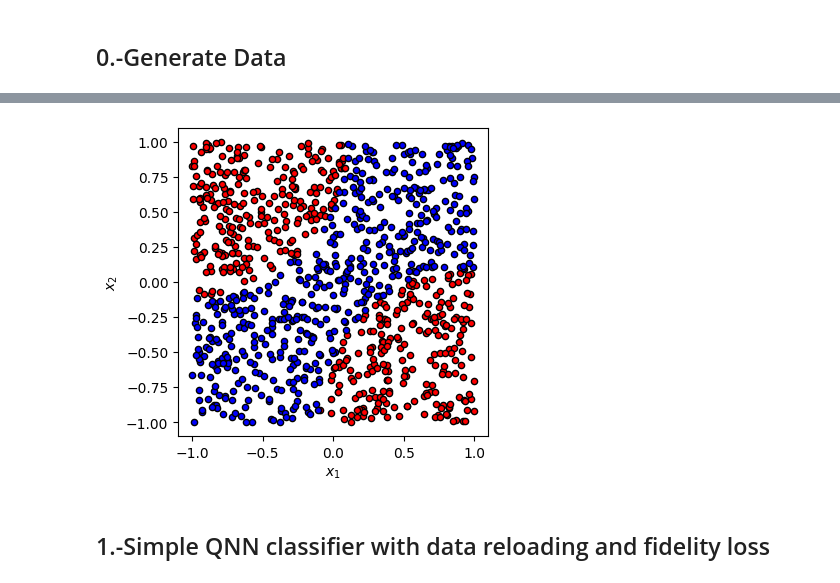
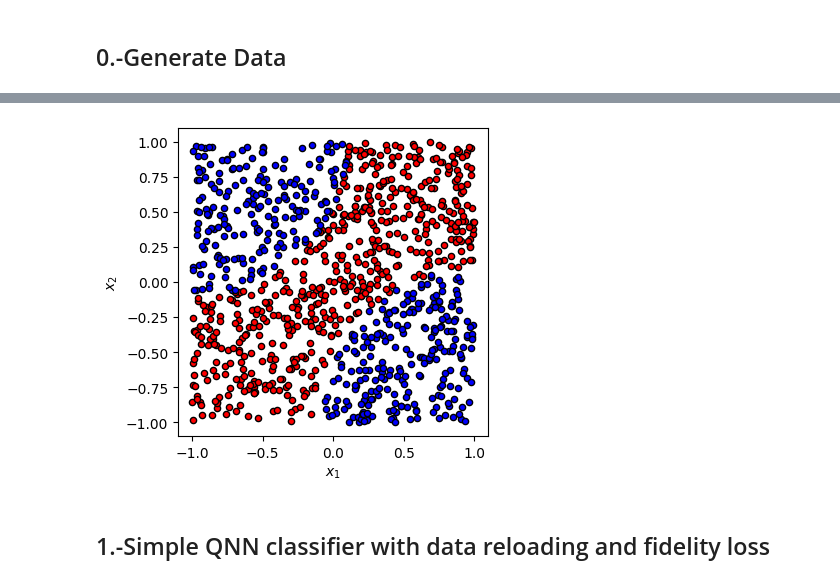
Before and after one commit to LazaroR-u/GSoC_QMLHEP_2024, a Jupyter notebook: tasks/Task_VII_EQNN.ipynb, the cells around one changed output, grey strips where cells are left out. Cells and saved outputs as stored; diff of their text form; code cells hidden in the pictures.

```diff
--- a/tasks/Task_VII_EQNN.ipynb
+++ b/tasks/Task_VII_EQNN.ipynb
@@ -32,35 +147,35 @@ def Data_generate(samples, center=[[-1.0, 1.0],[1.0, -1.0]], radius=1.1):
         x = 2 * (np.random.rand(2)) - 1
         y = 0
         if np.linalg.norm(x - center[0]) < radius or np.linalg.norm(x - center[1]) < radius:
             y = 1
         Xvals.append(x)
         yvals.append(y)
     return np.array(Xvals, requires_grad=False), np.array(yvals, requires_grad=False)
 
 def plot_data(x, y, fig=None, ax=None):
     """
     Plot data with red/blue values for a binary classification.
 
     Args:
         x (array[tuple]): array of data points as tuples
         y (array[int]): array of data points as tuples
     """
     if fig == None:
         fig, ax = plt.subplots(1, 1, figsize=(5, 5))
-    reds = y == 1
-    blues = y == 0
+    reds = y == 0
+    blues = y == 1
     ax.scatter(x[reds, 0], x[reds, 1], c="red", s=20, edgecolor="k")
     ax.scatter(x[blues, 0], x[blues, 1], c="blue", s=20, edgecolor="k")
     ax.set_xlabel("$x_1$")
     ax.set_ylabel("$x_2$")
 
 
 
 Xdata, ydata = Data_generate(1000)
 fig, ax = plt.subplots(1, 1, figsize=(4, 4))
 plot_data(Xdata, ydata, fig=fig, ax=ax)
 plt.show()
 # %% [output]
-[figure, old version]
+[figure, new version]
 # %% [markdown]
 ## 1.-Simple QNN classifier with data reloading and fidelity loss
```
Also changed, not shown: parts of 16 cells of this notebook.
